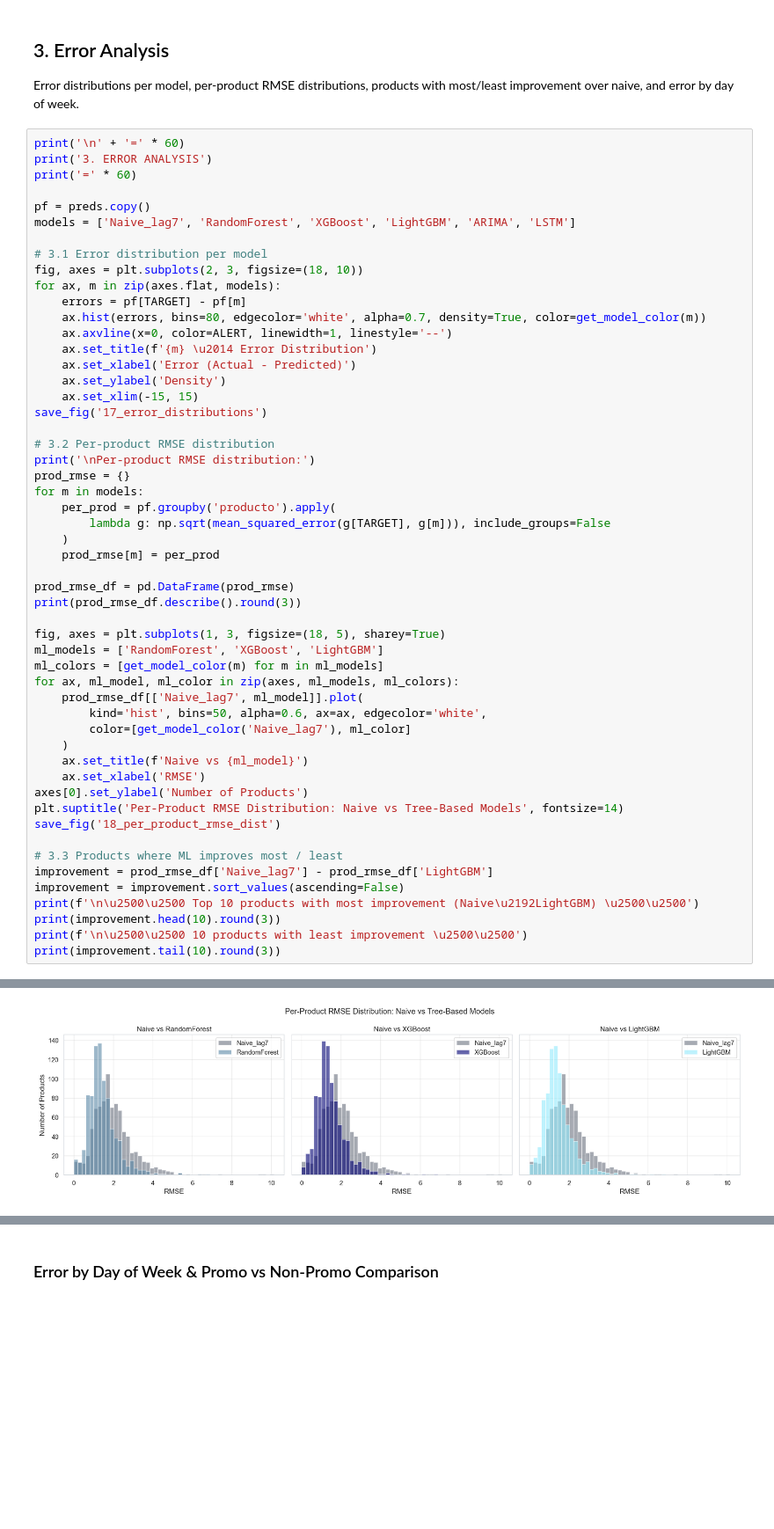
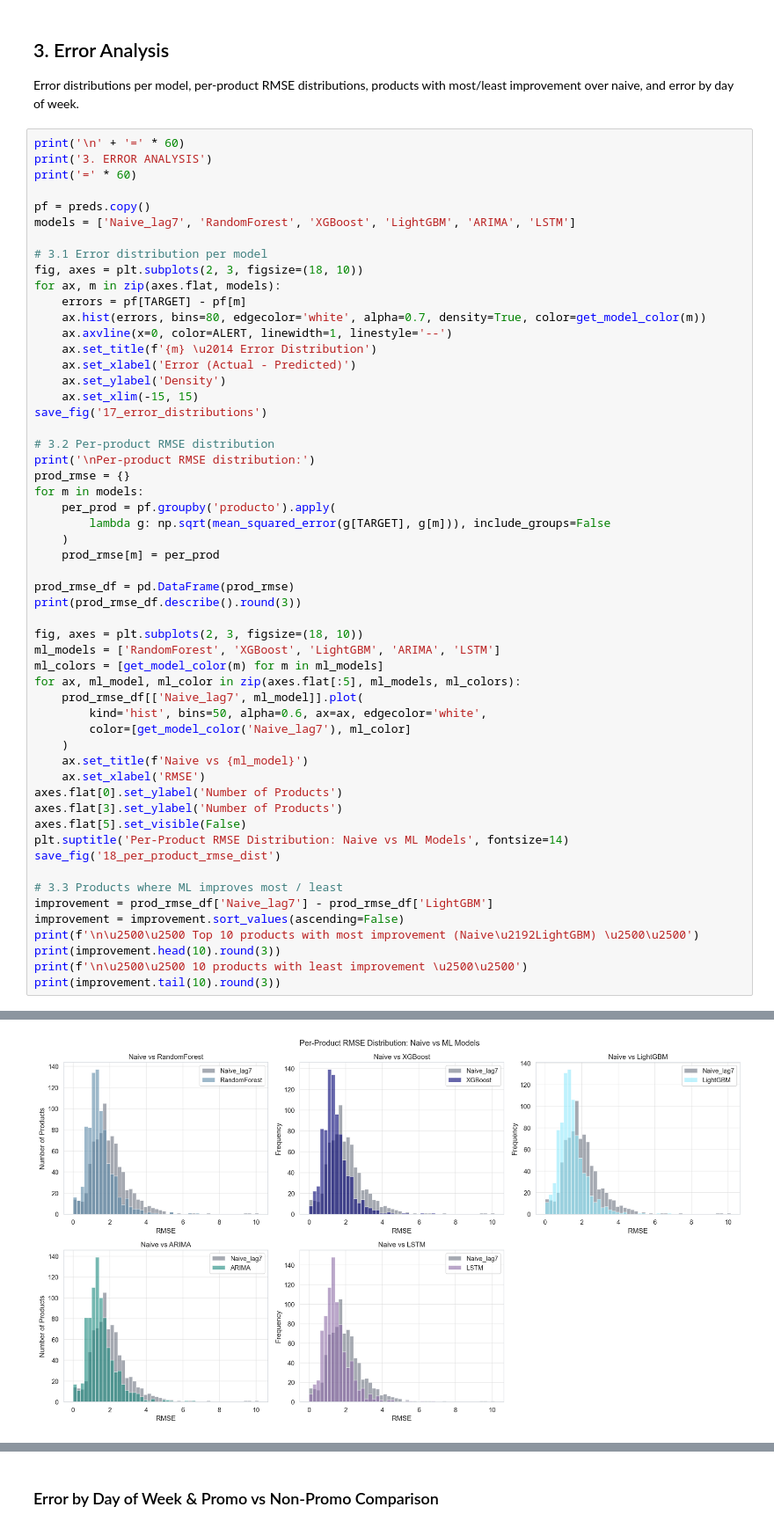
Before and after one commit to onamasserra/tfm-demand-forecasting, a Jupyter notebook: TFM_Ona_Code/04_evaluation.ipynb, the cells around one changed output, grey strips where cells are left out. Shown at 88% size. Cells and saved outputs as stored; diff of their text form; blank space fills up the shorter version.

Commit message:
fix: Add ARIMA and LSTM to per-product RMSE plot (image 18) for consistency with image 17

```diff
--- a/TFM_Ona_Code/04_evaluation.ipynb
+++ b/TFM_Ona_Code/04_evaluation.ipynb
@@ -202,45 +202,47 @@ for m in models:
 prod_rmse_df = pd.DataFrame(prod_rmse)
 print(prod_rmse_df.describe().round(3))
 
-fig, axes = plt.subplots(1, 3, figsize=(18, 5), sharey=True)
-ml_models = ['RandomForest', 'XGBoost', 'LightGBM']
+fig, axes = plt.subplots(2, 3, figsize=(18, 10))
+ml_models = ['RandomForest', 'XGBoost', 'LightGBM', 'ARIMA', 'LSTM']
 ml_colors = [get_model_color(m) for m in ml_models]
-for ax, ml_model, ml_color in zip(axes, ml_models, ml_colors):
+for ax, ml_model, ml_color in zip(axes.flat[:5], ml_models, ml_colors):
     prod_rmse_df[['Naive_lag7', ml_model]].plot(
         kind='hist', bins=50, alpha=0.6, ax=ax, edgecolor='white',
         color=[get_model_color('Naive_lag7'), ml_color]
     )
     ax.set_title(f'Naive vs {ml_model}')
     ax.set_xlabel('RMSE')
-axes[0].set_ylabel('Number of Products')
-plt.suptitle('Per-Product RMSE Distribution: Naive vs Tree-Based Models', fontsize=14)
+axes.flat[0].set_ylabel('Number of Products')
+axes.flat[3].set_ylabel('Number of Products')
+axes.flat[5].set_visible(False)
+plt.suptitle('Per-Product RMSE Distribution: Naive vs ML Models', fontsize=14)
 save_fig('18_per_product_rmse_dist')
 
 # 3.3 Products where ML improves most / least
 improvement = prod_rmse_df['Naive_lag7'] - prod_rmse_df['LightGBM']
 improvement = improvement.sort_values(ascending=False)
 print(f'\n\u2500\u2500 Top 10 products with most improvement (Naive\u2192LightGBM) \u2500\u2500')
 print(improvement.head(10).round(3))
 print(f'\n\u2500\u2500 10 products with least improvement \u2500\u2500')
 print(improvement.tail(10).round(3))
 # %% [output]
 ============================================================
 3. ERROR ANALYSIS
 ============================================================
 [figure]
    → Saved 17_error_distributions.png
 
 Per-product RMSE distribution:
        Naive_lag7  RandomForest  XGBoost  LightGBM    ARIMA     LSTM
 count     861.000       861.000  861.000   861.000  861.000  861.000
 mean        2.006         1.454    1.455     1.453    1.531    1.493
 std         1.078         0.752    0.745     0.745    0.814    0.757
 min         0.000         0.041    0.074     0.044    0.000    0.179
 25%         1.317         1.005    1.007     0.995    1.029    1.026
 50%         1.826         1.318    1.317     1.327    1.371    1.346
 75%         2.463         1.752    1.740     1.762    1.853    1.794
 max        10.141         6.766    6.725     6.764    6.677    6.802
-[figure, old version]
+[figure, new version]
    → Saved 18_per_product_rmse_dist.png
 
 ── Top 10 products with most improvement (Naive→LightGBM) ──
```
Also changed, not shown: 2 other files.
